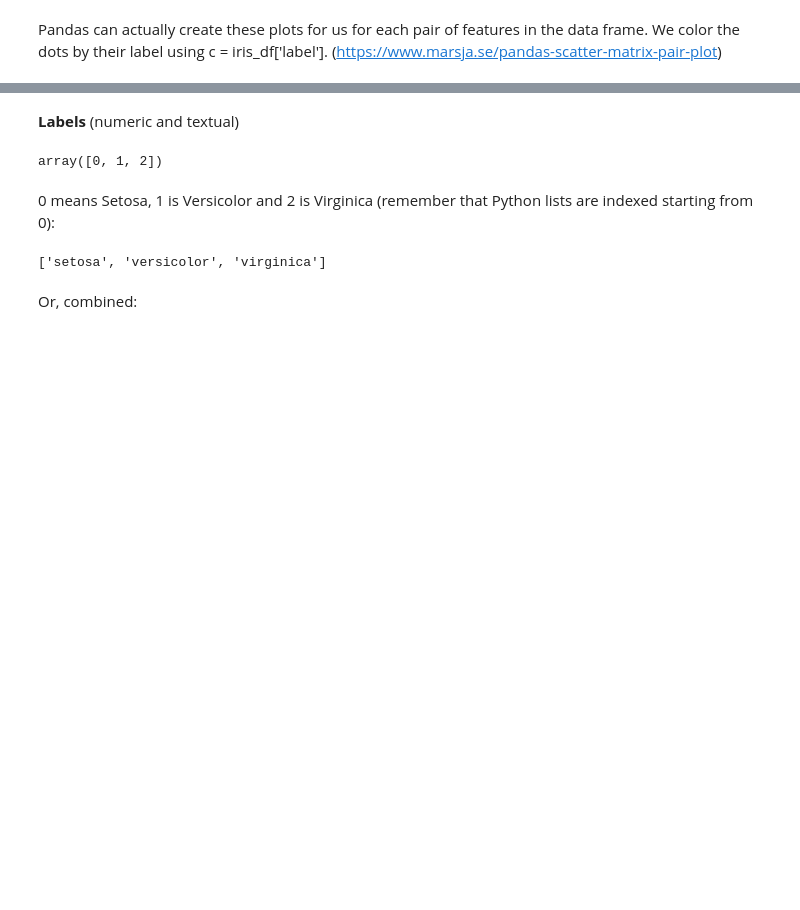
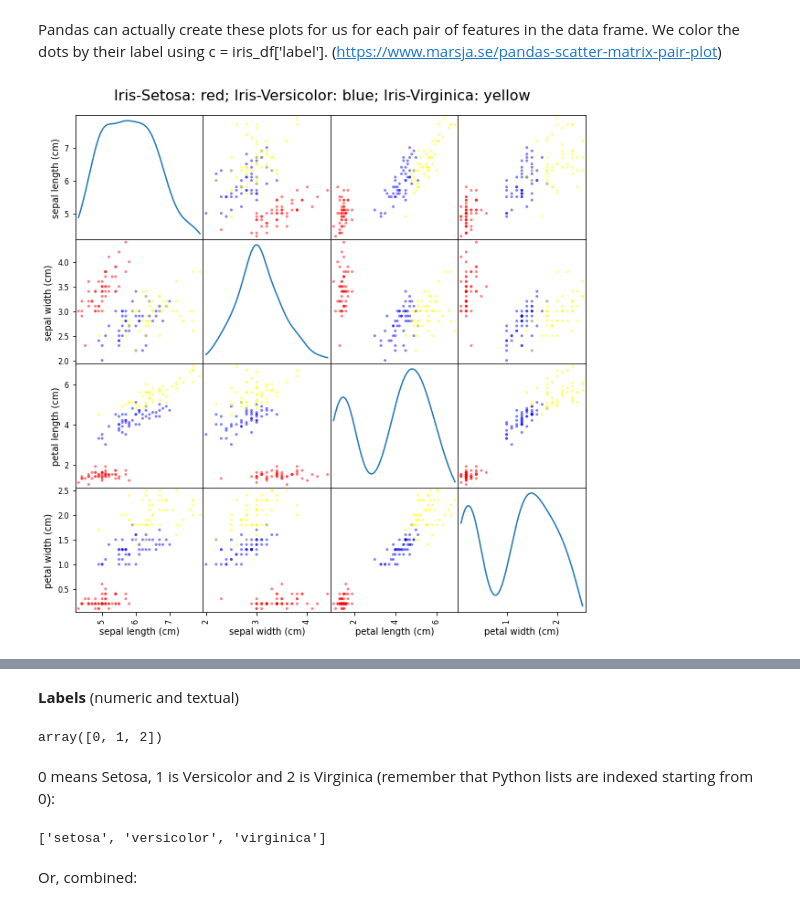
Before and after one commit to computational-medicine/BMED360-2021, a Jupyter notebook: Lab2-ML-tissue-classification/01-intro-example.ipynb, the cells around one changed output, grey strips where cells are left out. Cells and saved outputs as stored; diff of their text form; code cells hidden in the pictures; blank space fills up the shorter version.

```diff
--- a/Lab2-ML-tissue-classification/01-intro-example.ipynb
+++ b/Lab2-ML-tissue-classification/01-intro-example.ipynb
@@ -142,2 +196,17 @@ plt.show()
 # %% [markdown]
 Pandas can actually create these plots for us for each pair of features in the data frame. We color the dots by their label using c = iris_df['label']. (https://www.marsja.se/pandas-scatter-matrix-pair-plot)
+# %%
+# Specify a colortable list
+colors = []
+cols = ['red', 'blue', 'yellow']
+for i in range(iris_df.shape[0]):
+    colors.append(cols[iris_df['label'][i]])
+# %%
+pd.plotting.scatter_matrix(iris_df.loc[:, iris_df.columns != 'label'],
+                           diagonal='kde', color = colors, # iris_df['label']
+                           figsize=(10,10))
+
+plt.suptitle("Iris-Setosa: red; Iris-Versicolor: blue; Iris-Virginica: yellow", fontsize=16, y=0.92)
+plt.show()
+# %% [output]
+[figure, added]
```
Also changed, not shown: parts of 104 cells of this notebook, 1 other file.
